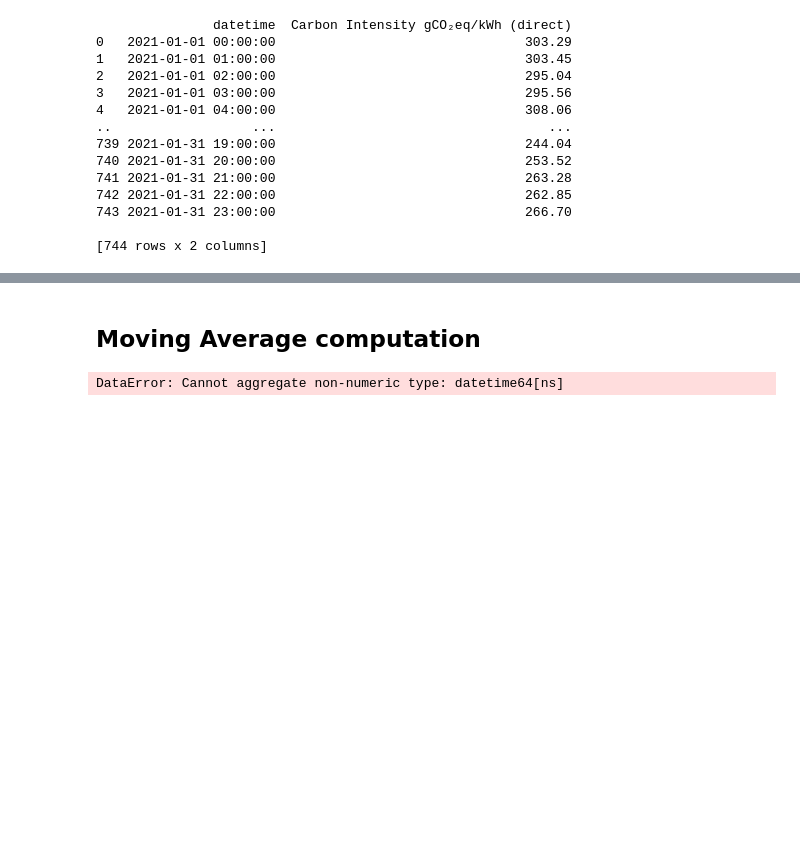
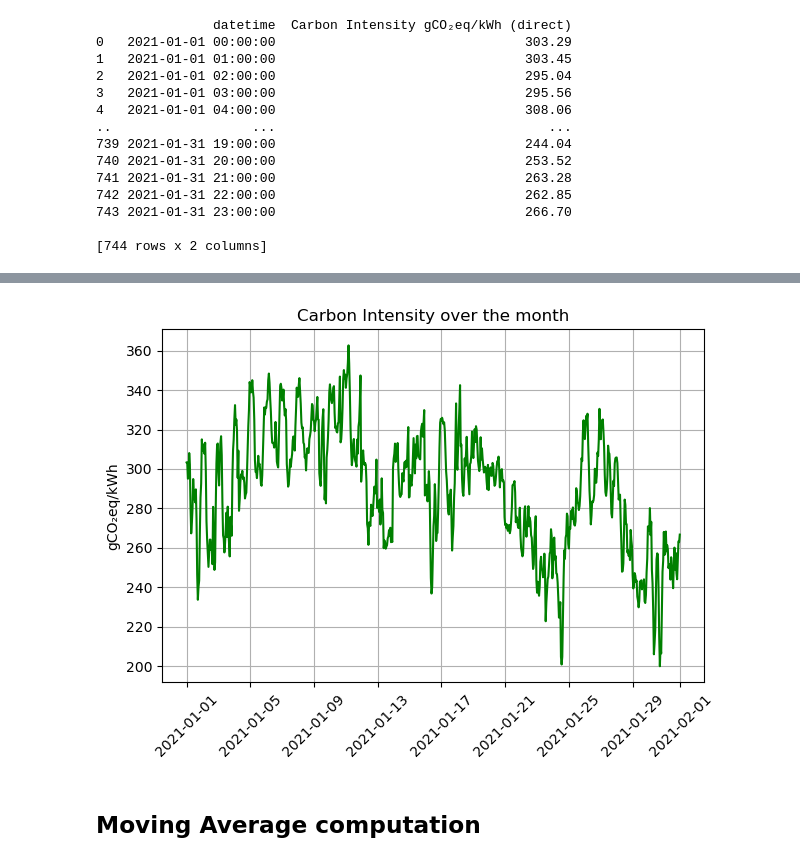
Before and after one commit to LSquarzoni/GreenTeam, a Jupyter notebook: GreenTeam_Task3.ipynb, the cells around one changed output, grey strips where cells are left out. Cells and saved outputs as stored; diff of their text form; code cells hidden in the pictures; blank space fills up the shorter version.

```diff
--- a/GreenTeam_Task3.ipynb
+++ b/GreenTeam_Task3.ipynb
@@ -140,13 +155,16 @@ print(dataset_CI)
+# %%
+plt.plot(dataset_CI, color='green')
+plt.ylabel('gCO₂eq/kWh')
+plt.title('Carbon Intensity over the month')
+plt.grid(True)
+plt.xticks(rotation=45)
+plt.tight_layout()
+plt.show()
+# %% [output]
+[figure, added]
 # %% [markdown]
 ## Moving Average computation
 # %%
 # We'll use window sizes of 6, 12 and 24 hours, 1 week and also 1 month and compare the results
-window_size = 6 # hours
-dataset_P_MA = dataset_P_node0.rolling(window=window_size).mean()
-
-dataset_CI_MA = dataset_CI.rolling(window=window_size).mean()
-
-print(dataset_P_MA)
-print(dataset_CI_MA)
+hours_per_week = 24 * 7
+hours_per_month = 24 * 31
-# %% [output]
-DataError: Cannot aggregate non-numeric type: datetime64[ns]
```
Also changed, not shown: parts of 11 cells of this notebook.
